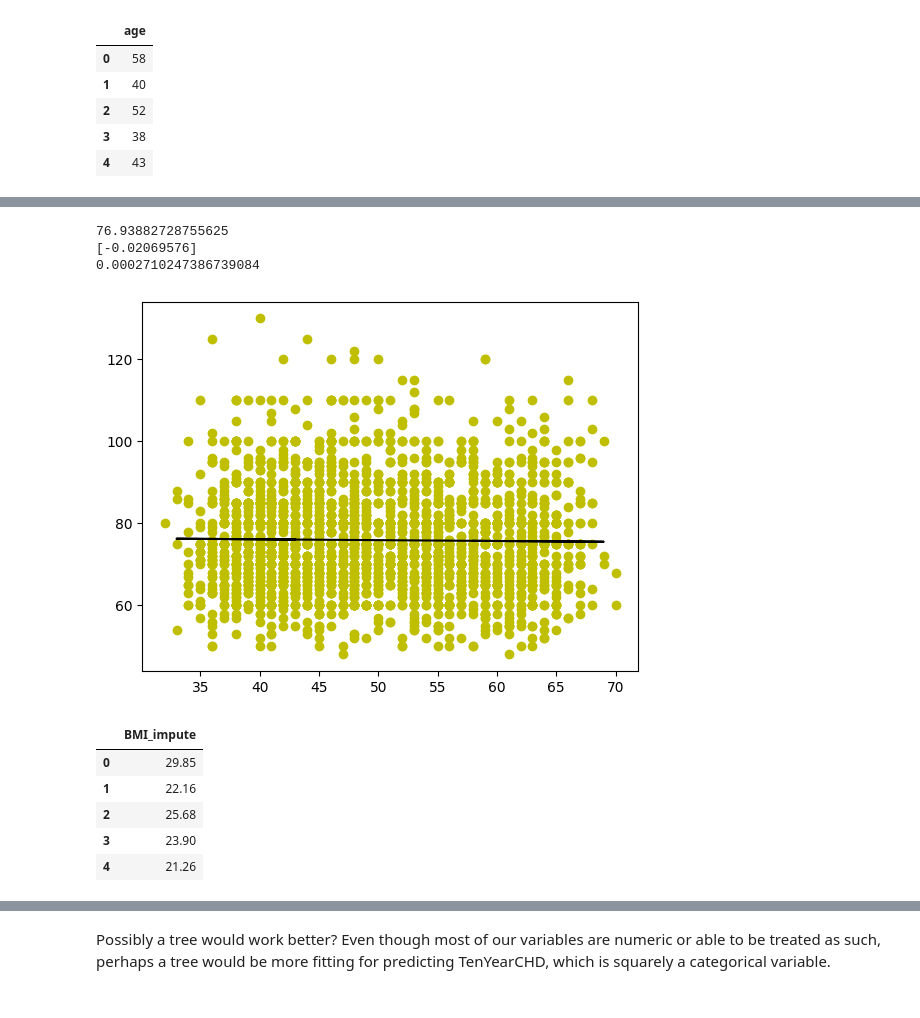
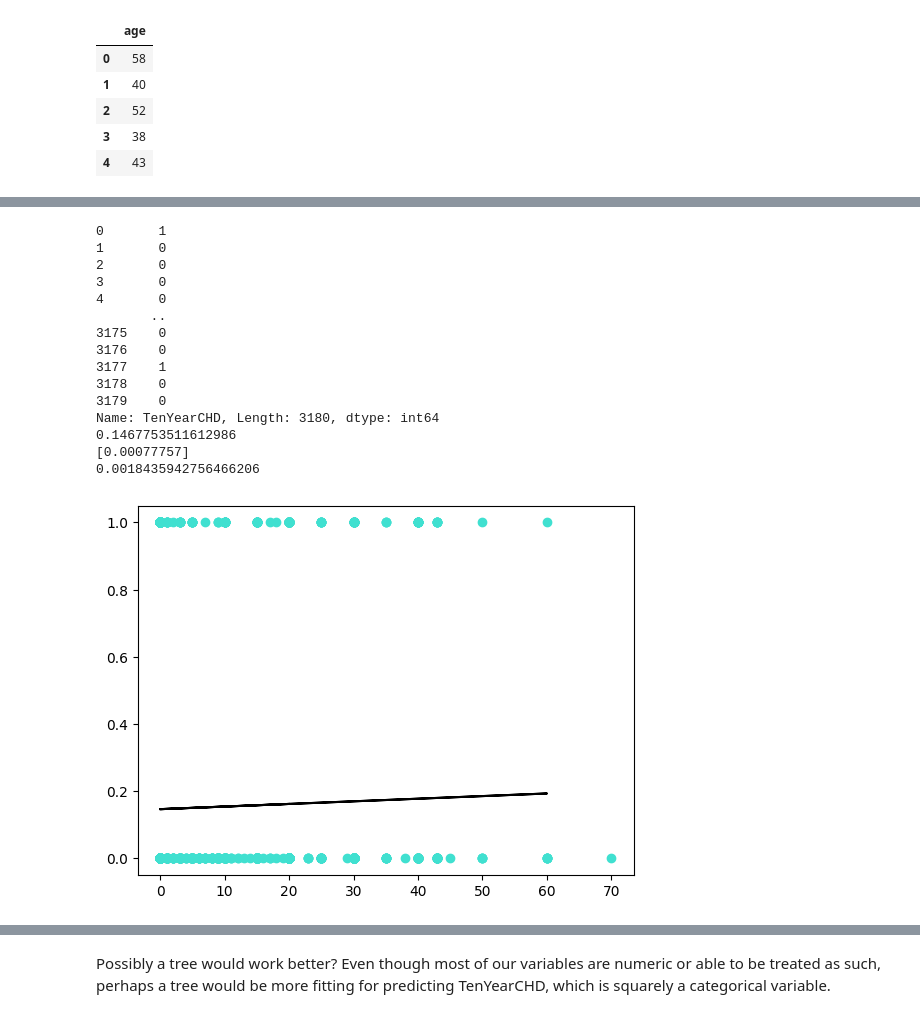
Before and after one commit to vnewsome/project_chd, a Jupyter notebook: ML_project2.ipynb, the cells around one changed output, grey strips where cells are left out. Drawn from its saved outputs; the diff is of its cells as text; code cells hidden in the pictures.

```diff
--- a/ML_project2.ipynb
+++ b/ML_project2.ipynb
@@ -342,6 +365,8 @@ Name: cigsPerDay_impute, Length: 3180, dtype: float64
 # %%
+data = data.replace([np.nan, -np.inf], 0)
 X = data.loc[:,vars]
-y = data['BMI']
+y = data['TenYearCHD']
+print(y)
 
 from sklearn.model_selection import train_test_split
 X_train, X_test, y_train, y_test = train_test_split(X, y, test_size=0.2, random_state=0)
@@ -358,7 +383,7 @@ print(regressor.score(X, y))
 
 y_pred = regressor.predict(X_test)
 
-plt.scatter(X_train, y_train,color='y')
+plt.scatter(X_train, y_train,color='pink')
 plt.plot(X_test, y_pred,color='k')
 
 plt.show()
@@ -369,0 +407,10 @@ plt.show()
+# %%
+data['age'] = (data['age'])
+# linear model
+from sklearn.linear_model import LinearRegression
+
+vars = ['BMI_impute']
+# other vars: 'totChol_impute','BMI_impute','cigsPerDay_impute'
+
+X = data.loc[:,vars]
+X.head()
@@ -370,6 +424,8 @@ plt.show()
 # %%
+data = data.replace([np.nan, -np.inf], 0)
 X = data.loc[:,vars]
-y = data['totChol']
+y = data['TenYearCHD']
+print(y)
 
 from sklearn.model_selection import train_test_split
 X_train, X_test, y_train, y_test = train_test_split(X, y, test_size=0.2, random_state=0)
@@ -386,7 +442,7 @@ print(regressor.score(X, y))
 
 y_pred = regressor.predict(X_test)
 
-plt.scatter(X_train, y_train,color='y')
+plt.scatter(X_train, y_train,color='lavender')
 plt.plot(X_test, y_pred,color='k')
 
 plt.show()
@@ -397,0 +466,10 @@ plt.show()
+# %%
+data['age'] = (data['age'])
+# linear model
+from sklearn.linear_model import LinearRegression
+
+vars = ['cigsPerDay_impute']
+# other vars: 'totChol_impute','BMI_impute','cigsPerDay_impute'
+
+X = data.loc[:,vars]
+X.head()
@@ -398,41 +483,42 @@ plt.show()
 # %%
+data = data.replace([np.nan, -np.inf], 0)
 X = data.loc[:,vars]
-y = data['heartRate']
+y = data['TenYearCHD']
+print(y)
 
 from sklearn.model_selection import train_test_split
 X_train, X_test, y_train, y_test = train_test_split(X, y, test_size=0.2, random_state=0)
 
 from sklearn.linear_model import LinearRegression
 regressor = LinearRegression()
 regressor.fit(X_train, y_train)
 
 LinearRegression()
 
 print(regressor.intercept_)
 print(regressor.coef_)
 print(regressor.score(X, y))
 
 y_pred = regressor.predict(X_test)
 
-plt.scatter(X_train, y_train,color='y')
+plt.scatter(X_train, y_train,color='turquoise')
 plt.plot(X_test, y_pred,color='k')
 
 plt.show()
 # %% [output]
-76.93882728755625
-[-0.02069576]
-0.0002710247386739084
+0       1
+1       0
+2       0
+3       0
+4       0
+       ..
+3175    0
+3176    0
+3177    1
+3178    0
+3179    0
+Name: TenYearCHD, Length: 3180, dtype: int64
+0.1467753511612986
+[0.00077757]
+0.0018435942756466206
-[figure, old version]
+[figure, new version]
-# %%
-vars = ['BMI_impute']
-# other vars: 'totChol_impute','BMI_impute','cigsPerDay_impute'
-
-X = data.loc[:,vars]
-X.head()
-# %% [output]
-|  | BMI_impute |
-| 0 | 29.85 |
-| 1 | 22.16 |
-| 2 | 25.68 |
-| 3 | 23.90 |
-| 4 | 21.26 |
```
Also changed, not shown: parts of 13 cells of this notebook.
